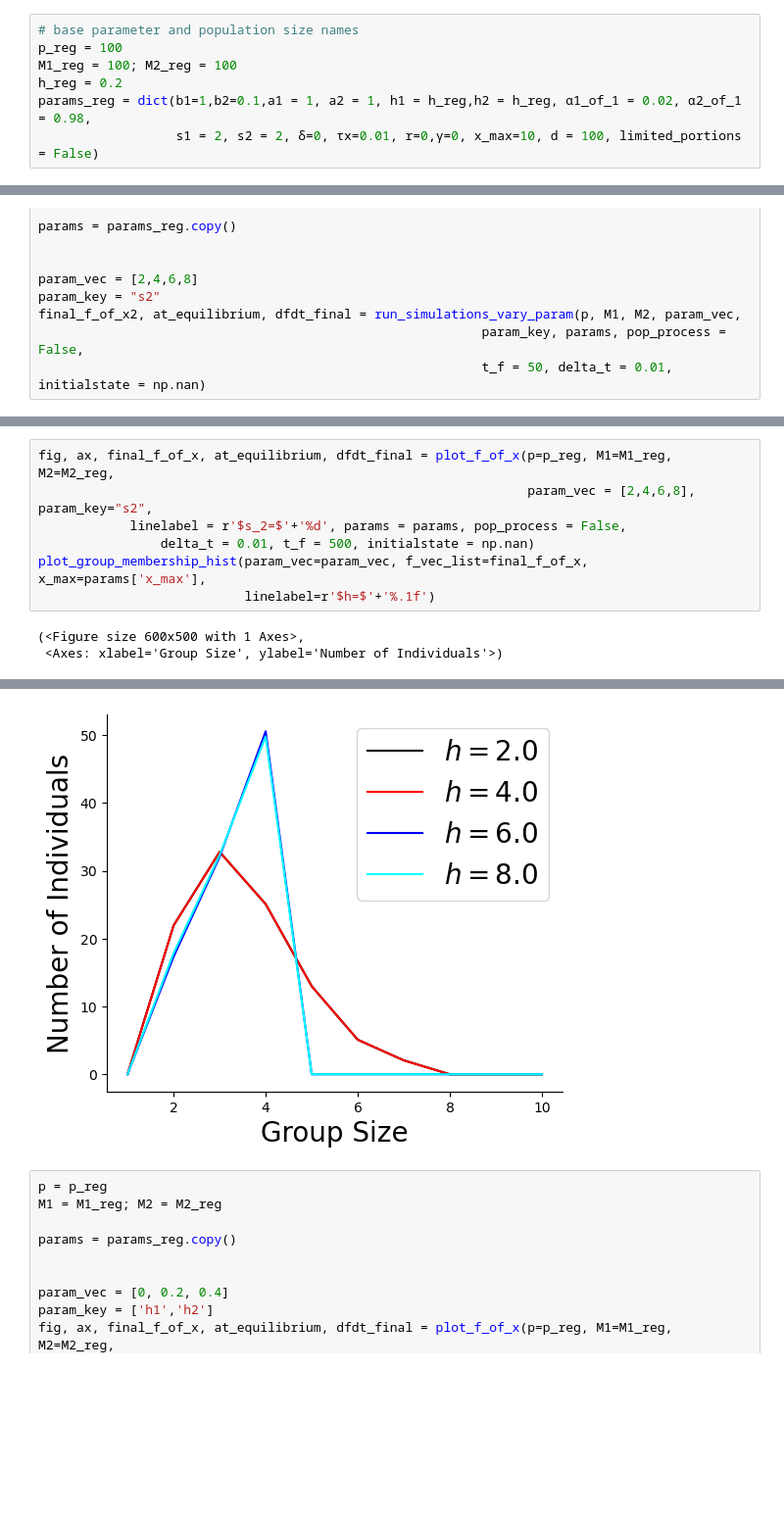
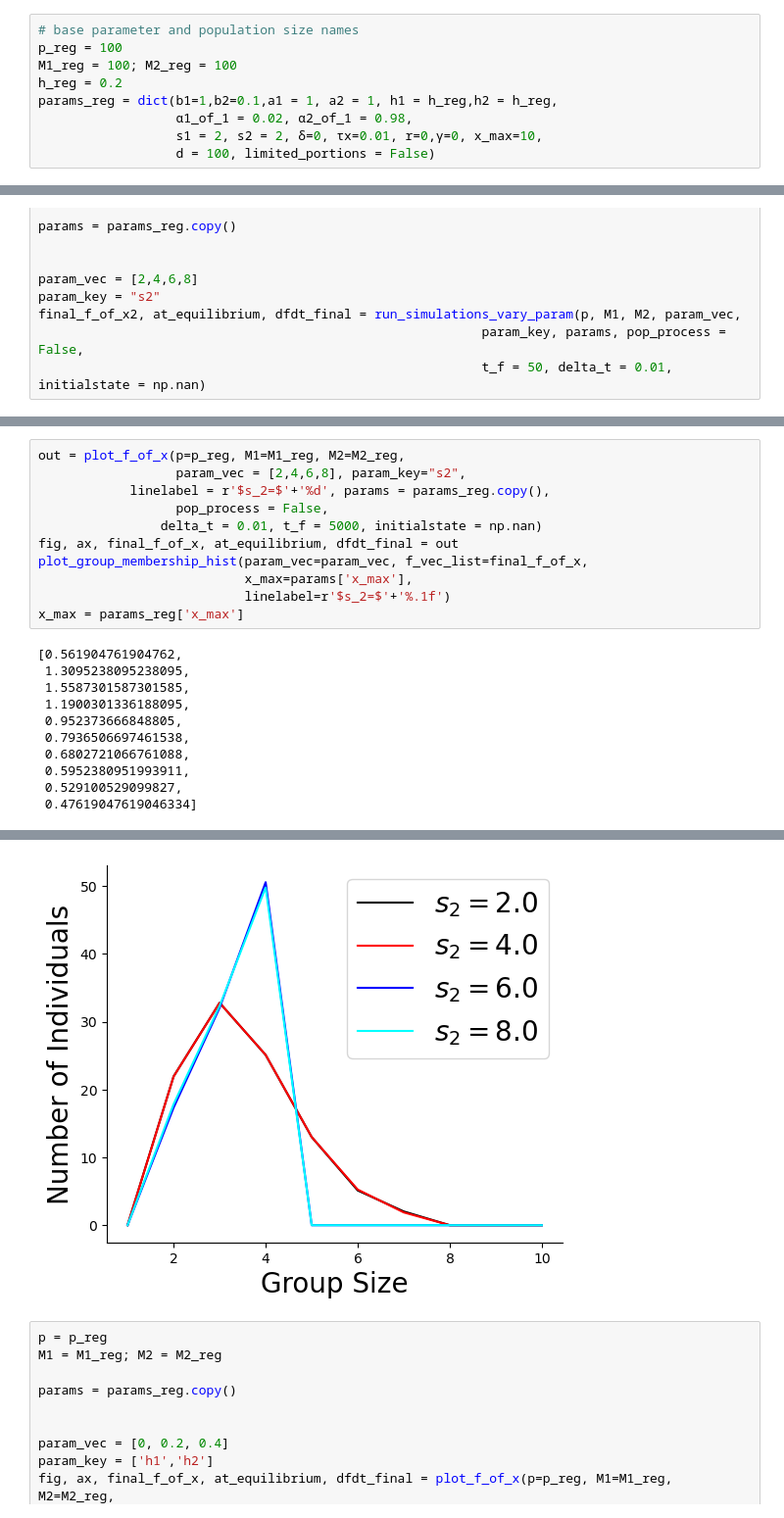
Before and after one commit to taliaborofsky/AdaptiveDynamics_CH_RS, a Jupyter notebook: Group_Formation.ipynb, the cells around one changed output, grey strips where cells are left out. Shown at 98% size. Saved outputs shown, nothing was run; the diff lists cells and outputs as text; blank space fills up the shorter version.

```diff
--- a/Group_Formation.ipynb
+++ b/Group_Formation.ipynb
@@ -271,5 +274,7 @@ def plot_measure_vs_grp_size(paramkey, param_vals, linelabel, ylabel, funhandle,
 p_reg = 100
 M1_reg = 100; M2_reg = 100
 h_reg = 0.2
-params_reg = dict(b1=1,b2=0.1,a1 = 1, a2 = 1, h1 = h_reg,h2 = h_reg, α1_of_1 = 0.02, α2_of_1 = 0.98,
-                  s1 = 2, s2 = 2, δ=0, τx=0.01, r=0,γ=0, x_max=10, d = 100, limited_portions = False)
+params_reg = dict(b1=1,b2=0.1,a1 = 1, a2 = 1, h1 = h_reg,h2 = h_reg,
+                  α1_of_1 = 0.02, α2_of_1 = 0.98,
+                  s1 = 2, s2 = 2, δ=0, τx=0.01, r=0,γ=0, x_max=10,
+                  d = 100, limited_portions = False)
@@ -300,15 +356,27 @@ final_f_of_x2, at_equilibrium, dfdt_final = run_simulations_vary_param(p, M1, M2
 # %%
-fig, ax, final_f_of_x, at_equilibrium, dfdt_final = plot_f_of_x(p=p_reg, M1=M1_reg, M2=M2_reg,
-                                                                param_vec = [2,4,6,8], param_key="s2",
-            linelabel = r'$s_2=$'+'%d', params = params, pop_process = False,
-                delta_t = 0.01, t_f = 500, initialstate = np.nan)
-plot_group_membership_hist(param_vec=param_vec, f_vec_list=final_f_of_x, x_max=params['x_max'],
-                           linelabel=r'$h=$'+'%.1f')
+out = plot_f_of_x(p=p_reg, M1=M1_reg, M2=M2_reg,
+                  param_vec = [2,4,6,8], param_key="s2",
+            linelabel = r'$s_2=$'+'%d', params = params_reg.copy(),
+                  pop_process = False,
+                delta_t = 0.01, t_f = 5000, initialstate = np.nan)
+fig, ax, final_f_of_x, at_equilibrium, dfdt_final = out
+plot_group_membership_hist(param_vec=param_vec, f_vec_list=final_f_of_x,
+                           x_max=params['x_max'],
+                           linelabel=r'$s_2=$'+'%.1f')
+x_max = params_reg['x_max']
 # %% [output]
-(<Figure size 600x500 with 1 Axes>,
- <Axes: xlabel='Group Size', ylabel='Number of Individuals'>)
+[0.561904761904762,
+ 1.3095238095238095,
+ 1.5587301587301585,
+ 1.1900301336188095,
+ 0.952373666848805,
+ 0.7936506697461538,
+ 0.6802721066761088,
+ 0.5952380951993911,
+ 0.529100529099827,
+ 0.47619047619046334]
 [figure]
-[figure, old version]
+[figure, new version]
 # %%
 p = p_reg
 M1 = M1_reg; M2 = M2_reg
```
Also changed, not shown: parts of 5 cells of this notebook, 9 other files.
